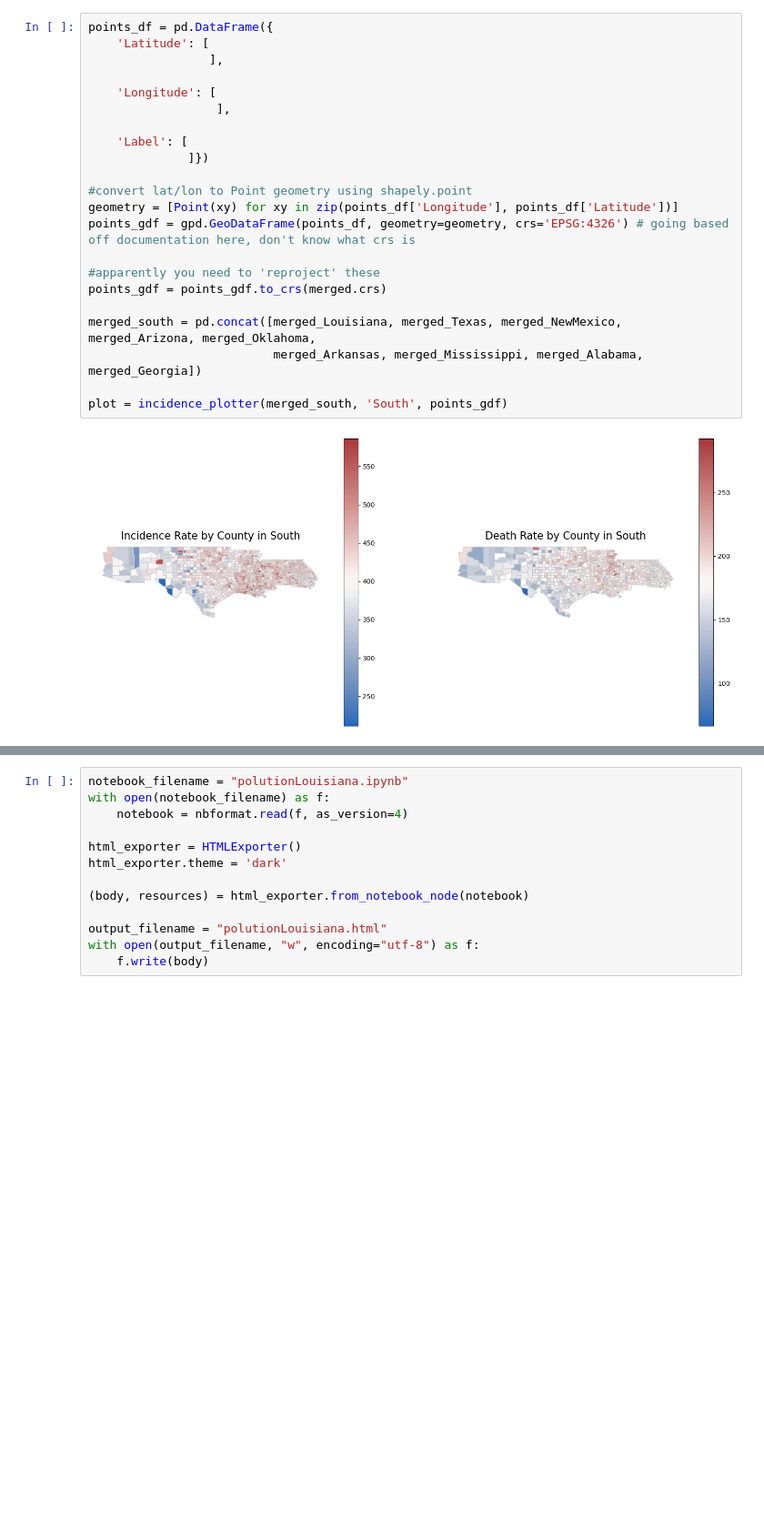
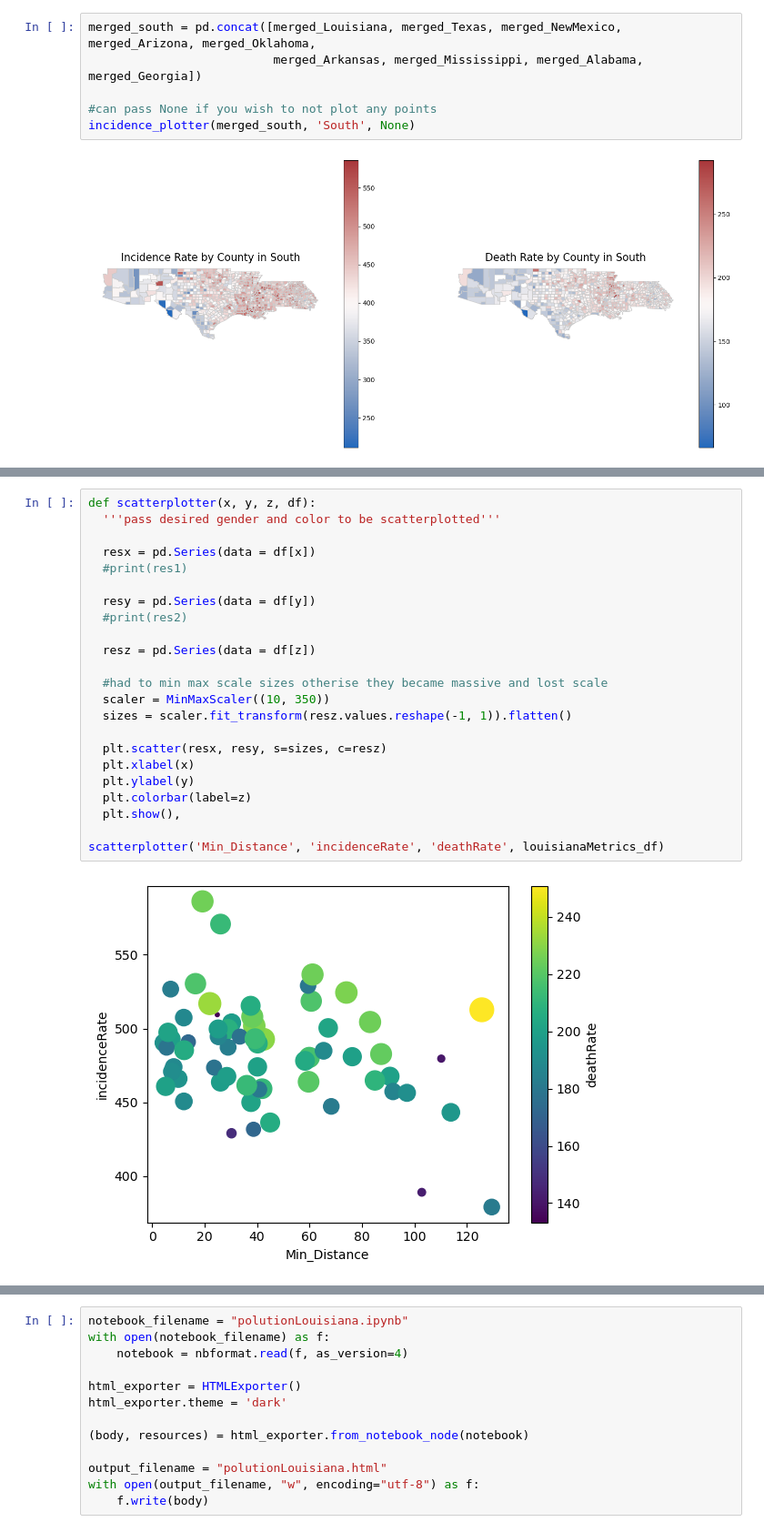
Before and after one commit to arturoAltamirano/arturoAltamirano, a Jupyter notebook: polutionLouisiana.ipynb, the cells around one changed output, grey strips where cells are left out. Shown at 91% size. Cells and saved outputs as stored; diff of their text form; blank space fills up the shorter version.

Commit message:
finished for now, added documentation

```diff
--- a/polutionLouisiana.ipynb
+++ b/polutionLouisiana.ipynb
@@ -322,24 +249,8 @@ plot = incidence_plotter(merged_tx_la, 'Texas + Louisiana', points_gdf)
 # %%
-points_df = pd.DataFrame({
-    'Latitude': [
-                 ],
-
-    'Longitude': [
-                  ],
-
-    'Label': [
-              ]})
-
-#convert lat/lon to Point geometry using shapely.point
-geometry = [Point(xy) for xy in zip(points_df['Longitude'], points_df['Latitude'])]
-points_gdf = gpd.GeoDataFrame(points_df, geometry=geometry, crs='EPSG:4326') # going based off documentation here, don't know what crs is
-
-#apparently you need to 'reproject' these
-points_gdf = points_gdf.to_crs(merged.crs)
-
 merged_south = pd.concat([merged_Louisiana, merged_Texas, merged_NewMexico, merged_Arizona, merged_Oklahoma,
                           merged_Arkansas, merged_Mississippi, merged_Alabama, merged_Georgia])
 
-plot = incidence_plotter(merged_south, 'South', points_gdf)
+#can pass None if you wish to not plot any points
+incidence_plotter(merged_south, 'South', None)
 # %% [output]
 [figure]
@@ -345,0 +324,25 @@ plot = incidence_plotter(merged_south, 'South', points_gdf)
+# %%
+def scatterplotter(x, y, z, df):
+  '''pass desired gender and color to be scatterplotted'''
+
+  resx = pd.Series(data = df[x])
+  #print(res1)
+
+  resy = pd.Series(data = df[y])
+  #print(res2)
+
+  resz = pd.Series(data = df[z])
+
+  #had to min max scale sizes otherise they became massive and lost scale
+  scaler = MinMaxScaler((10, 350))
+  sizes = scaler.fit_transform(resz.values.reshape(-1, 1)).flatten()
+
+  plt.scatter(resx, resy, s=sizes, c=resz)
+  plt.xlabel(x)
+  plt.ylabel(y)
+  plt.colorbar(label=z)
+  plt.show(),
+
+scatterplotter('Min_Distance', 'incidenceRate', 'deathRate', louisianaMetrics_df)
+# %% [output]
+[figure, added]
```
Also changed, not shown: parts of 31 cells of this notebook, 2 other files.
